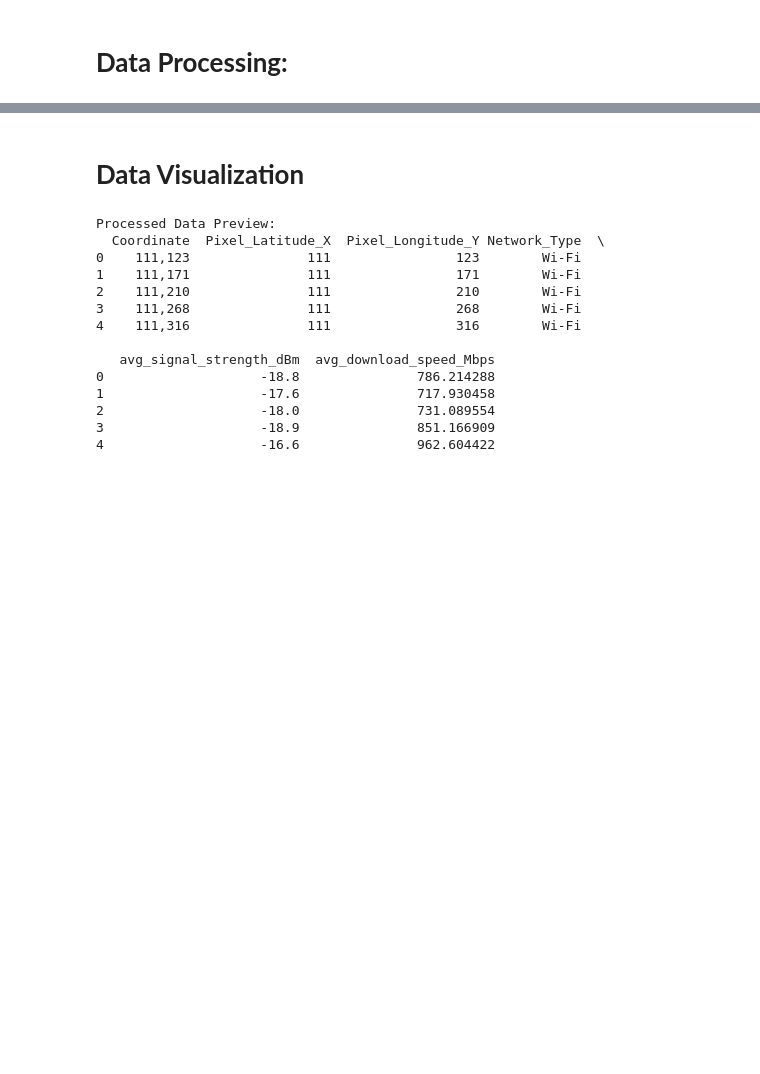
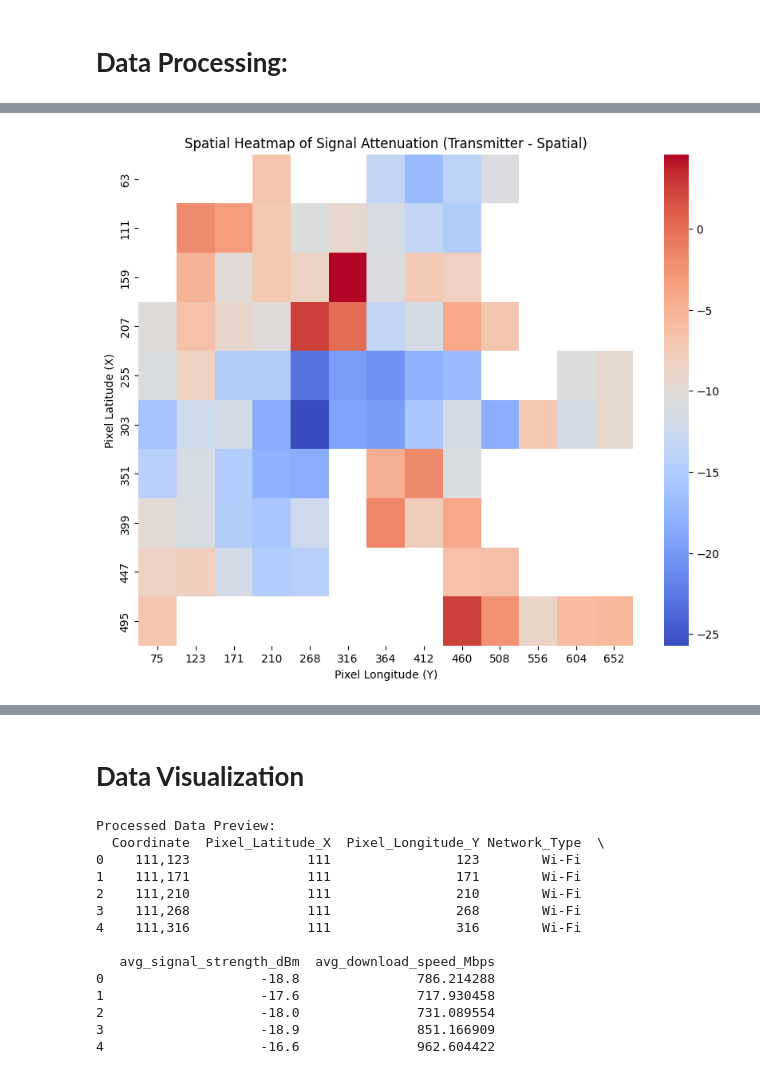
Before and after one commit to CodeWizard812/Signal-Strength-Prediction, a Jupyter notebook: Signal_strength_Data_Processing.ipynb, the cells around one changed output, grey strips where cells are left out. Cells and saved outputs as stored; diff of their text form; code cells hidden in the pictures; blank space fills up the shorter version.

```diff
--- a/Signal_strength_Data_Processing.ipynb
+++ b/Signal_strength_Data_Processing.ipynb
@@ -187,0 +513,17 @@ plt.show()
+# %%
+# Heatmap of difference (attenuation)
+plt.figure(figsize=(10, 8))
+# Calculate the difference between the columns first and assign to a new column
+df['attenuation'] = df['avg_transmitter_signal_strength_dBm'] - df['avg_signal_strength_dBm']
+
+pivot_diff = df.pivot_table(
+    # values=df['avg_transmitter_signal_strength_dBm'] - df['avg_signal_strength_dBm'],
+    values='attenuation',
+    index='Pixel_Latitude_X', columns='Pixel_Longitude_Y')
+sns.heatmap(pivot_diff, cmap='coolwarm', annot=False)
+plt.title('Spatial Heatmap of Signal Attenuation (Transmitter - Spatial)')
+plt.xlabel('Pixel Longitude (Y)')
+plt.ylabel('Pixel Latitude (X)')
+plt.show()
+# %% [output]
+[figure, added]
```
Also changed, not shown: parts of 44 cells of this notebook, 1 other file.
